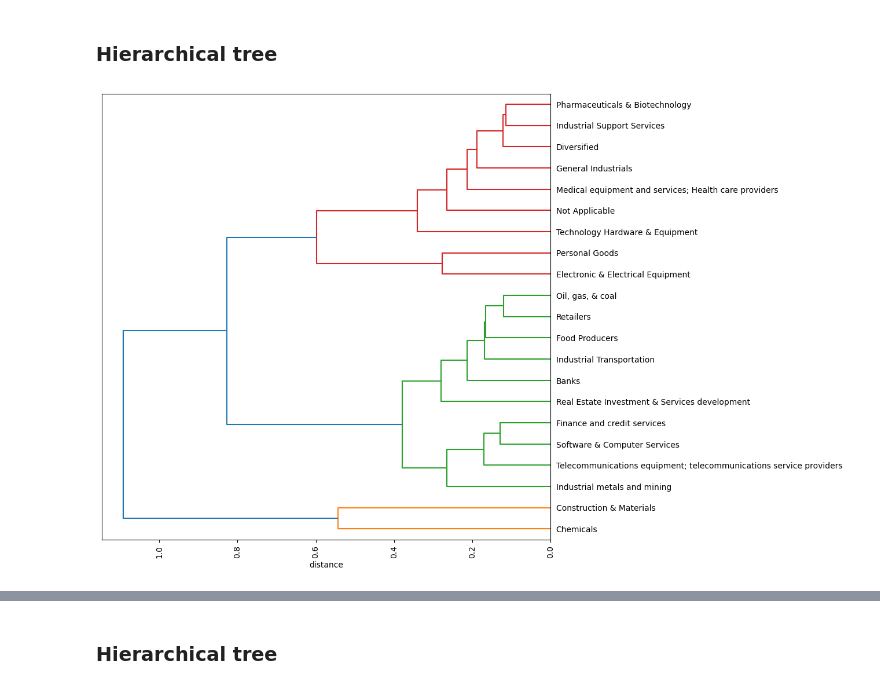
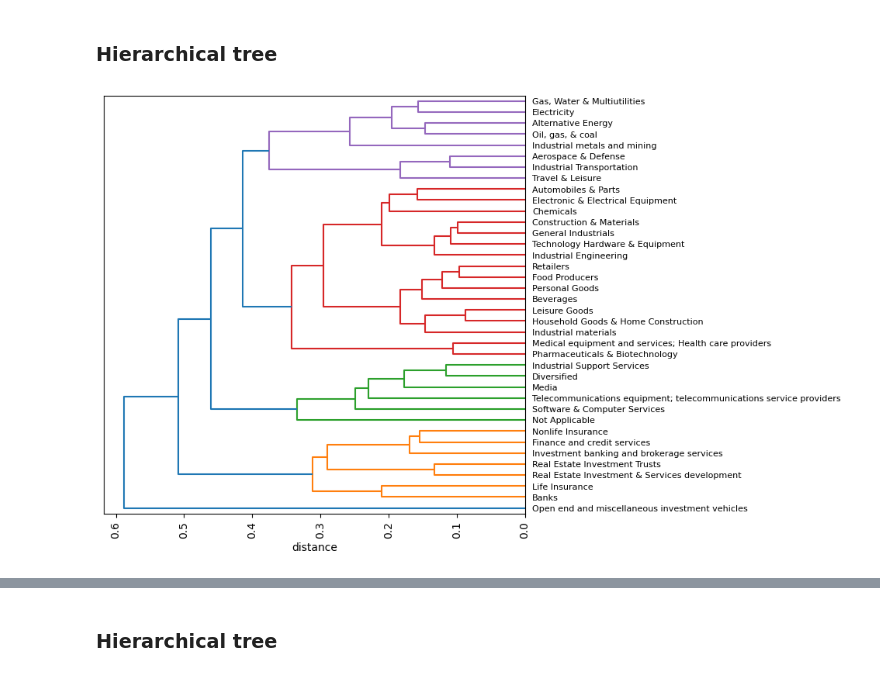
Before and after one commit to fridrichmrtn/sustainability-reports-industry-analysis, a Jupyter notebook: docs/industry_exploration.ipynb, the cells around one changed output, grey strips where cells are left out. Drawn from its saved outputs; the diff is of its cells as text; code cells hidden in the pictures.

```diff
--- a/docs/industry_exploration.ipynb
+++ b/docs/industry_exploration.ipynb
@@ -38,7 +40,7 @@ Name: count, dtype: int64
 doc_topic_distribution = pd.DataFrame(exploration.lda_model.transform(exploration.tf_data))
 n_topics = doc_topic_distribution.shape[1]
 doc_topic_distribution.columns = ["topic_{}".format(i) for i in range(1, n_topics + 1)]
-doc_topic_distribution["sector"] = exploration.data.sector
+doc_topic_distribution["sector"] = exploration.data.sector.reset_index(drop=True)
 sector_topic_distribution = doc_topic_distribution.groupby("sector", as_index=False).mean()
 sector_topic_distribution = sector_topic_distribution\
     .merge(exploration.data.sector.value_counts(), on="sector").rename(columns={"count":"n_docs"})\
@@ -85,13 +63,12 @@ plt.show()
 # %% [markdown]
 ### Hierarchical tree
 # %%
-linkage_matrix = linkage(sector_topic_distribution_filtered.filter(regex="topic_"),
-    method="ward", metric="euclidean")
-
-f = plt.figure(figsize=(10, 10))
-dendrogram(linkage_matrix, labels=sector_topic_distribution_filtered["sector"].tolist(), orientation="left")
+linkage_matrix = linkage(sector_topic_distribution.filter(regex="topic_"),
+    method="complete", metric="jensenshannon")
+f = plt.figure(figsize=(7, 7))
+dendrogram(linkage_matrix, labels=sector_topic_distribution["sector"].tolist(), orientation="left")
 plt.xlabel("distance")
 plt.xticks(rotation="vertical")
 plt.show()
 # %% [output]
-[figure, old version]
+[figure, new version]
```
Also changed, not shown: parts of 15 cells of this notebook, 1 other file.
